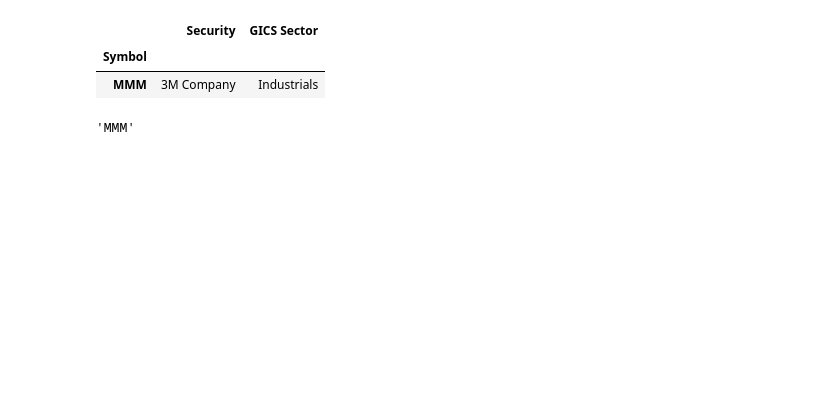
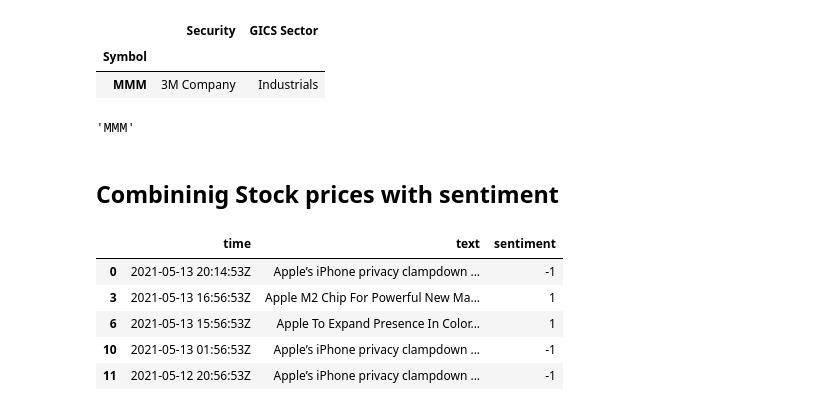
Before and after one commit to stAItuned/financial-sentiment-analysis, a Jupyter notebook: notebooks/yahoo_finance.ipynb, the cells around one changed output. Drawn from its saved outputs; the diff is of its cells as text; code cells hidden in the pictures; blank space fills up the shorter version.

```diff
--- a/notebooks/yahoo_finance.ipynb
+++ b/notebooks/yahoo_finance.ipynb
@@ -167,3 +168,44 @@ df_read[df_read['Security'] == l[0]]
 df_read[df_read['Security'] == '3M Company']['GICS Sector'].index[0]
 # %% [output]
 'MMM'
+# %% [markdown]
+## Combininig Stock prices with sentiment
+# %%
+import pandas as pd
+import numpy as np
+import yfinance as yf
+
+import plotly.graph_objects as go
+
+from vaderSentiment.vaderSentiment import SentimentIntensityAnalyzer
+
+
+def getSentiment(polarity):
+    """
+        |-- polarity <= -0.3 : negative
+        |-- polarity < 0.3 : neutral
+        |-- polarity >= 0.3 : positive
+    """
+
+    if polarity <= -0.3:
+        return -1
+    elif polarity <= 0.3:
+        return 0
+    else:
+        return 1
+# %%
+df = pd.read_csv('../resources/yahoo_dataset/AAPL-news-cleaned.csv')
+
+
+vader = SentimentIntensityAnalyzer()
+df['sentiment'] = df.text.apply(lambda text : getSentiment(vader.polarity_scores(text)['compound']))
+df_no_neutral = df[df['sentiment'] != 0].copy()
+# %%
+df_no_neutral.head()
+# %% [output]
+|  | time | text | sentiment |
+| 0 | 2021-05-13 20:14:53Z | Apple’s iPhone privacy clampdown ... | -1 |
+| 3 | 2021-05-13 16:56:53Z | Apple M2 Chip For Powerful New Ma... | 1 |
+| 6 | 2021-05-13 15:56:53Z | Apple To Expand Presence In Color... | 1 |
+| 10 | 2021-05-13 01:56:53Z | Apple’s iPhone privacy clampdown ... | -1 |
+| 11 | 2021-05-12 20:56:53Z | Apple’s iPhone privacy clampdown ... | -1 |
```
Also changed, not shown: parts of 3 cells of this notebook, 1 other file.
